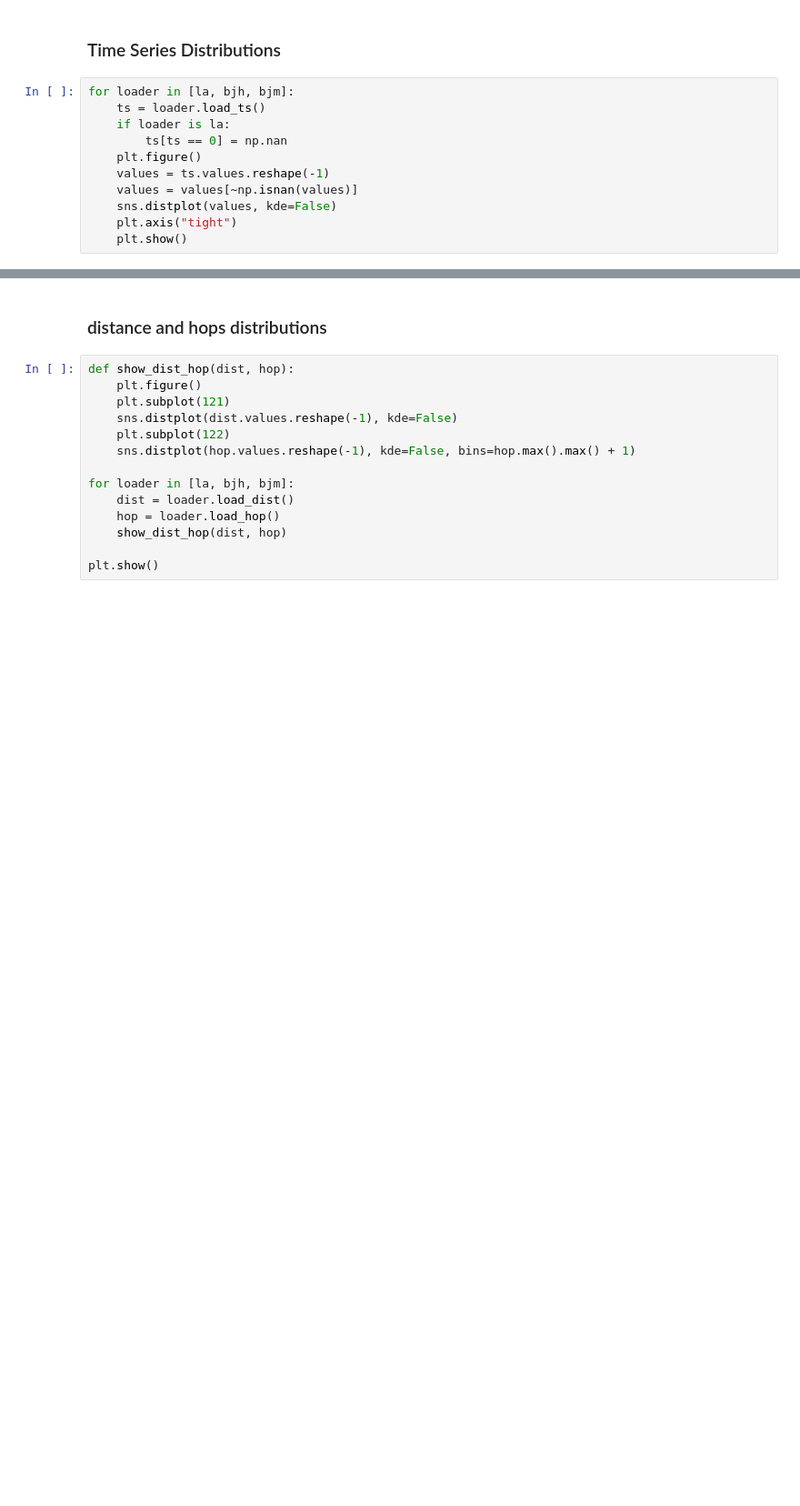
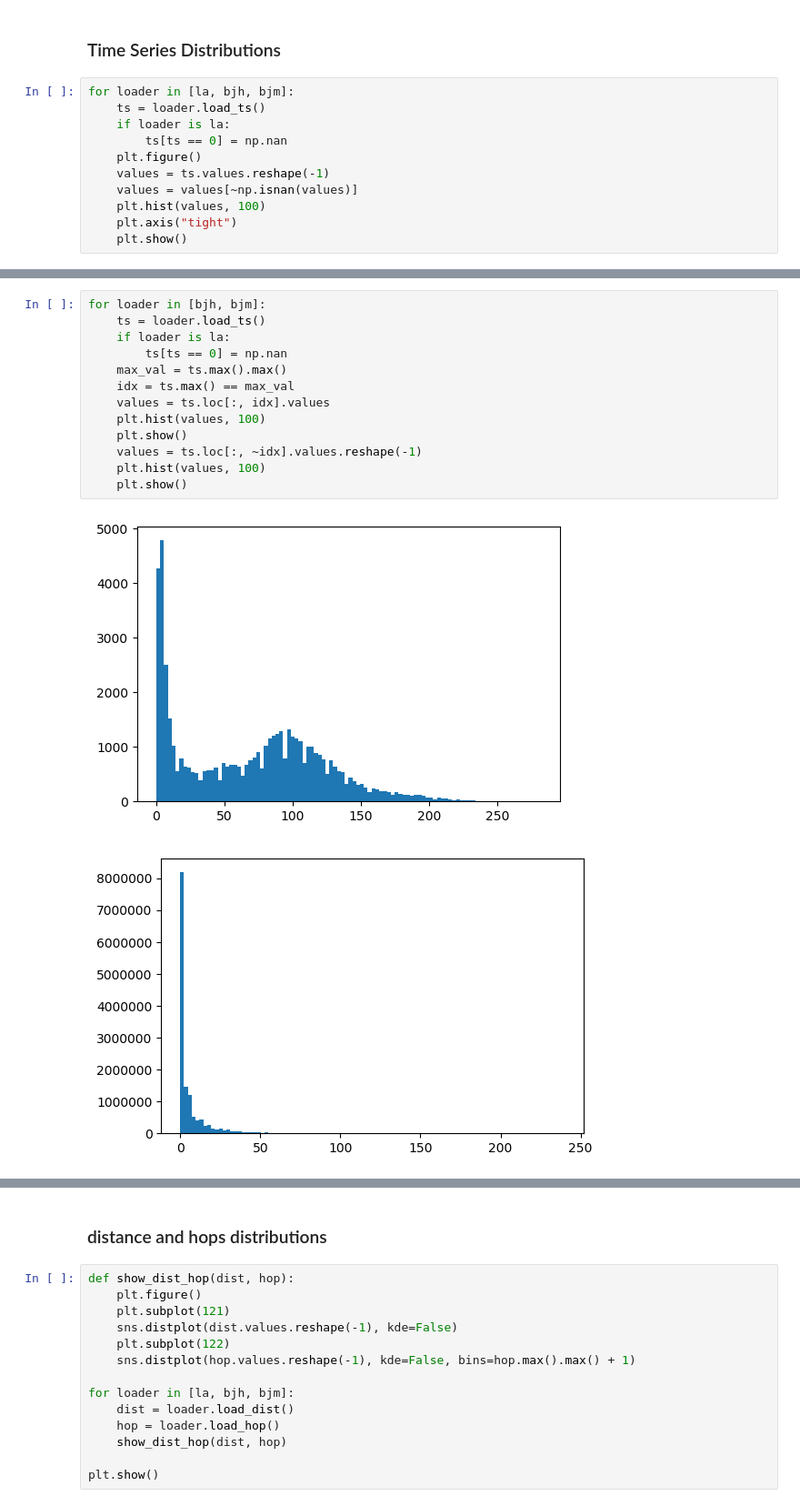
Before and after one commit to shawnwan47/ST_Attention, a Jupyter notebook: explore.ipynb, the cells around one changed output, grey strips where cells are left out. Shown: that part at 91% size. Saved outputs shown, nothing was run; the diff lists cells and outputs as text; blank space fills up the shorter version.

```diff
--- a/explore.ipynb
+++ b/explore.ipynb
@@ -109,7 +114,7 @@ for loader in [la, bjh, bjm]:
     plt.figure()
     values = ts.values.reshape(-1)
     values = values[~np.isnan(values)]
-    sns.distplot(values, kde=False)
+    plt.hist(values, 100)
     plt.axis("tight")
     plt.show()
 # %% [output]
@@ -118,0 +124,16 @@ for loader in [la, bjh, bjm]:
+# %%
+for loader in [bjh, bjm]:
+    ts = loader.load_ts()
+    if loader is la:
+        ts[ts == 0] = np.nan
+    max_val = ts.max().max()
+    idx = ts.max() == max_val
+    values = ts.loc[:, idx].values
+    plt.hist(values, 100)
+    plt.show()
+    values = ts.loc[:, ~idx].values.reshape(-1)
+    plt.hist(values, 100)
+    plt.show()
+# %% [output]
+[figure, added]
+[figure, added]
```
Also changed, not shown: parts of 5 cells of this notebook, 1 other file.
